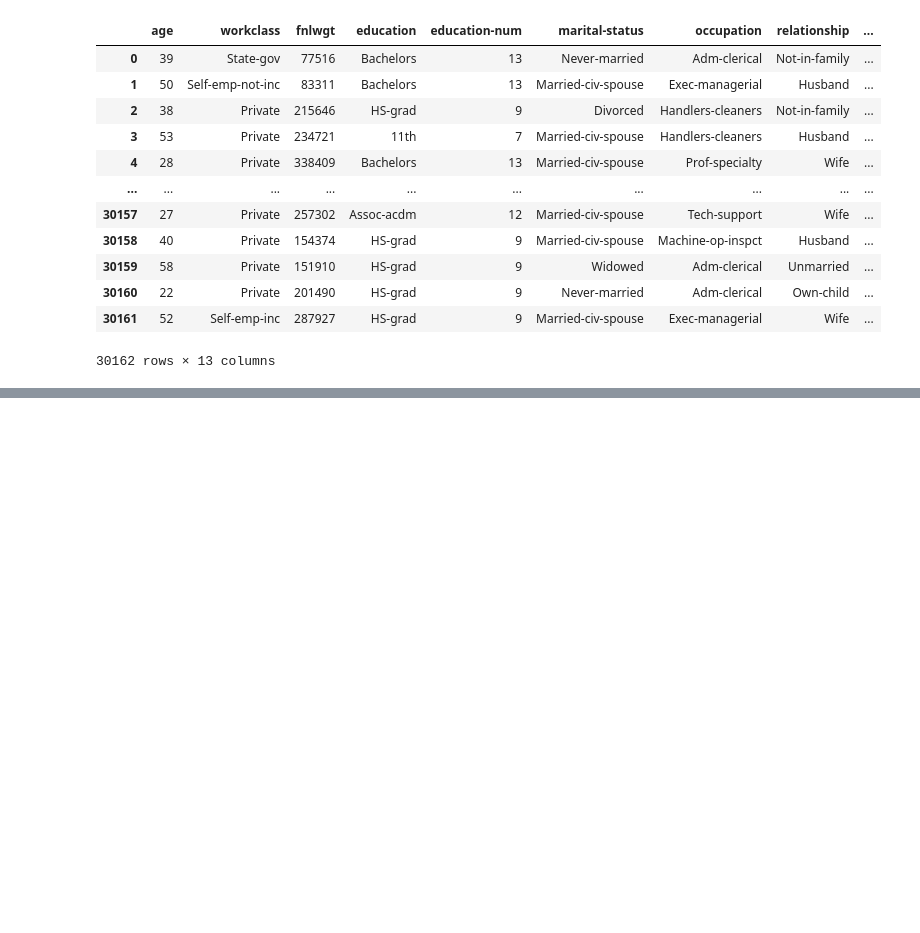
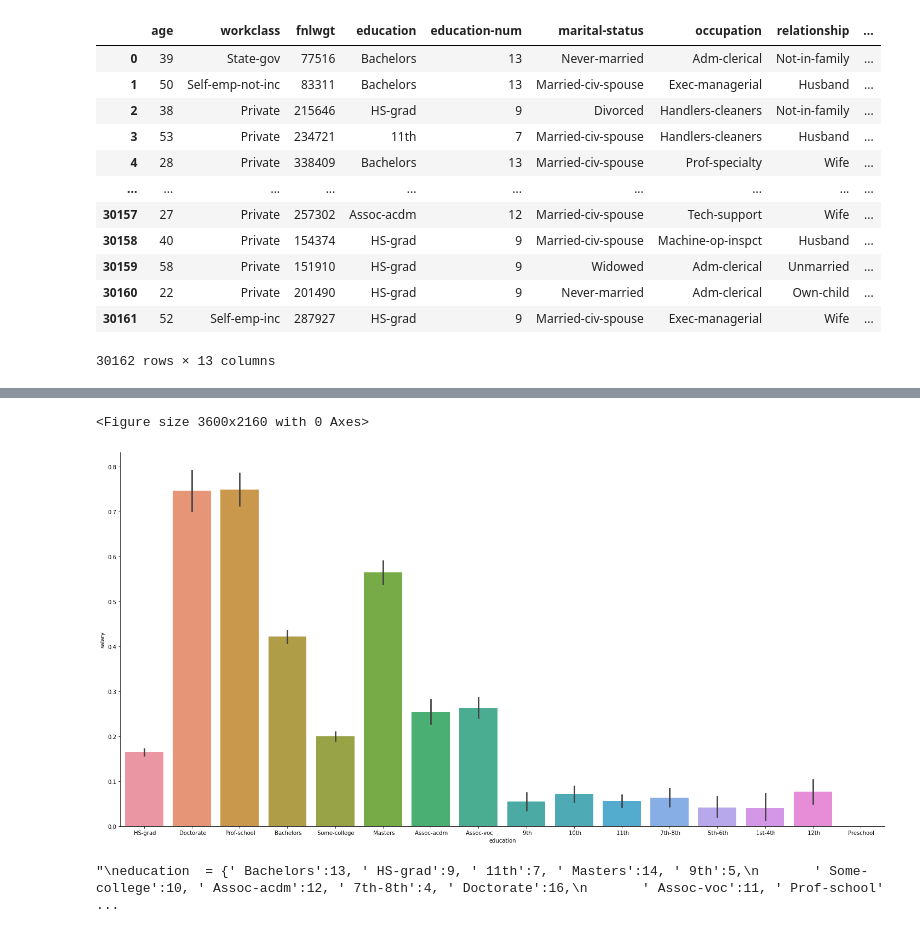
Before and after one commit to aakash1998/ADULT-INCOME-PREDCIT-ML, a Jupyter notebook: PreProcessing/Preprocessing Part 1.ipynb, the cells around one changed output, grey strips where cells are left out. Cells and saved outputs as stored; diff of their text form; code cells hidden in the pictures; blank space fills up the shorter version.

```diff
--- a/PreProcessing/Preprocessing Part 1.ipynb
+++ b/PreProcessing/Preprocessing Part 1.ipynb
@@ -358,12 +152,0 @@ index
-# %%
-df = pd.DataFrame({
-    'index' : [0,1,2,3,4,5,6,7,8,9,10,11,12,13],
-    'occupation' : [' Adm-clerical' ,' Exec-managerial', ' Handlers-cleaners', ' Prof-specialty',
- ' Other-service', ' Sales' ,' Transport-moving' ,' Farming-fishing',
- ' Machine-op-inspct' ,' Tech-support', ' Craft-repair', ' Protective-serv',
- ' Armed-Forces', ' Priv-house-serv']
-
-})
-df['occupation_encoded'] = le.fit_transform(df['occupation'].values)
-df = df.drop_duplicates('occupation').set_index('index')
-print(df)
@@ -387,10 +152,0 @@ index
-# %%
-df = pd.DataFrame({
-    'index' : [0,1,2,3,4,5],
-    'relationship' : [' Not-in-family', ' Husband', ' Wife', ' Own-child', ' Unmarried',
- ' Other-relative']
-
-})
-df['relationship_encoded'] = le.fit_transform(df['relationship'].values)
-df = df.drop_duplicates('relationship').set_index('index')
-print(df)
@@ -406,9 +152,0 @@ index
-# %%
-df = pd.DataFrame({
-    'index' : [0,1,2,3,4],
-    'race' : [' White' ,' Black' ,' Asian-Pac-Islander' ,' Amer-Indian-Eskimo' ,' Other']
-
-})
-df['race_encoded'] = le.fit_transform(df['race'].values)
-df = df.drop_duplicates('race').set_index('index')
-print(df)
@@ -423,9 +152,0 @@ index
-# %%
-df = pd.DataFrame({
-    'index' : [0,1,2,3],
-    'country' : ['north_america' , 'south_america' , 'asia' , 'europe']
-
-})
-df['country_encoded'] = le.fit_transform(df['country'].values)
-df = df.drop_duplicates('country').set_index('index')
-print(df)
@@ -438,0 +169,17 @@ index
+# %%
+plt.figure(figsize=(50,30))
+sns.catplot(x='education',y='salary', data=df.sort_values('salary', ascending=False), kind='bar', height=10 , aspect =2 )
+plt.show()
+# %% [output]
+<Figure size 3600x2160 with 0 Axes>
+[figure, added]
+# %%
+#Values to be used in form for respective education level.
+'''
+education  = {' Bachelors':13, ' HS-grad':9, ' 11th':7, ' Masters':14, ' 9th':5,
+       ' Some-college':10, ' Assoc-acdm':12, ' 7th-8th':4, ' Doctorate':16,
+       ' Assoc-voc':11, ' Prof-school':15, ' 5th-6th':3, ' 10th':6, ' Preschool':1,
+       ' 12th':8, ' 1st-4th':2}
+       '''
+# %% [output]
+"\neducation  = {' Bachelors':13, ' HS-grad':9, ' 11th':7, ' Masters':14, ' 9th':5,\n       ' Some-college':10, ' Assoc-acdm':12, ' 7th-8th':4, ' Doctorate':16,\n       ' Assoc-voc':11, ' Prof-school' ...
```
Also changed, not shown: parts of 54 cells of this notebook, 1 other file.
